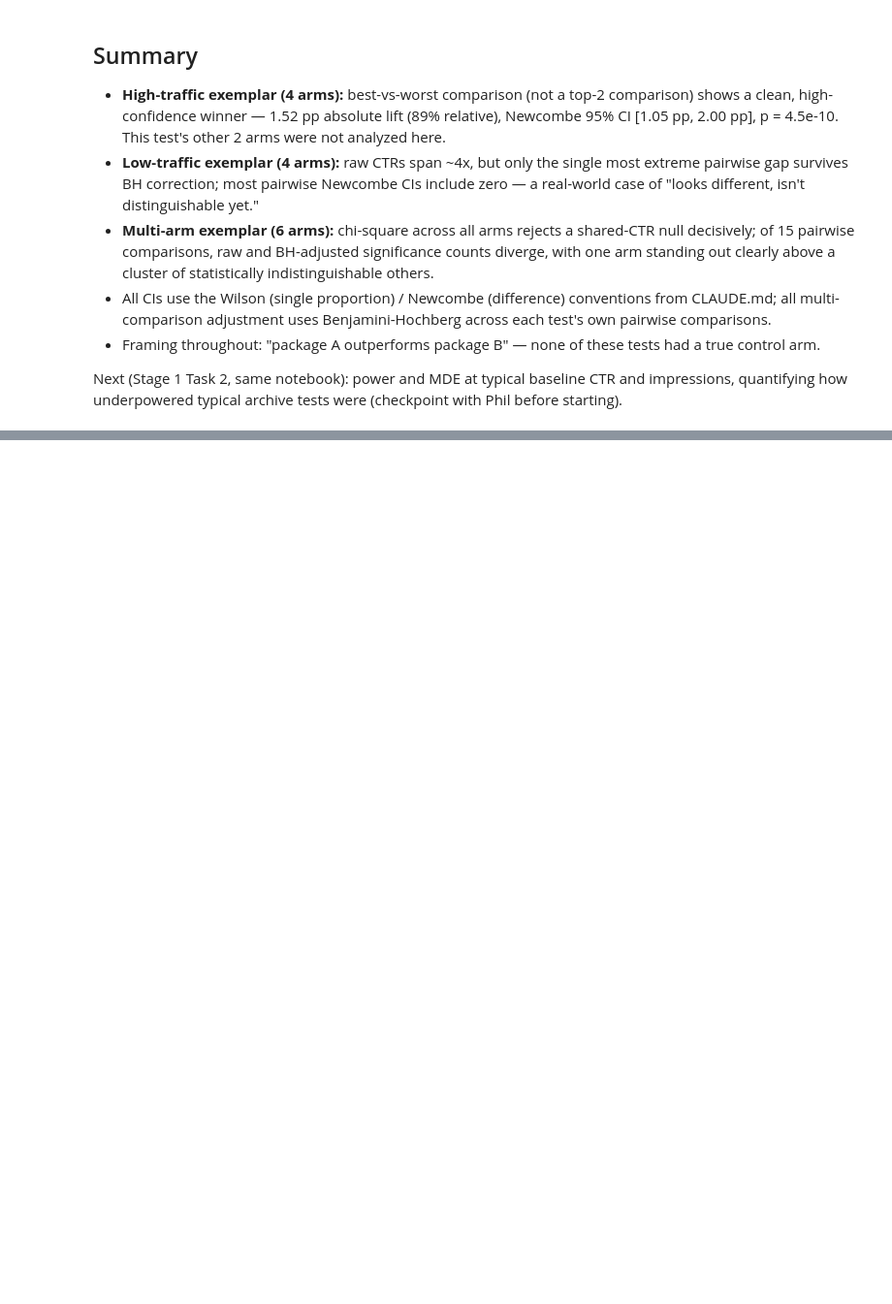
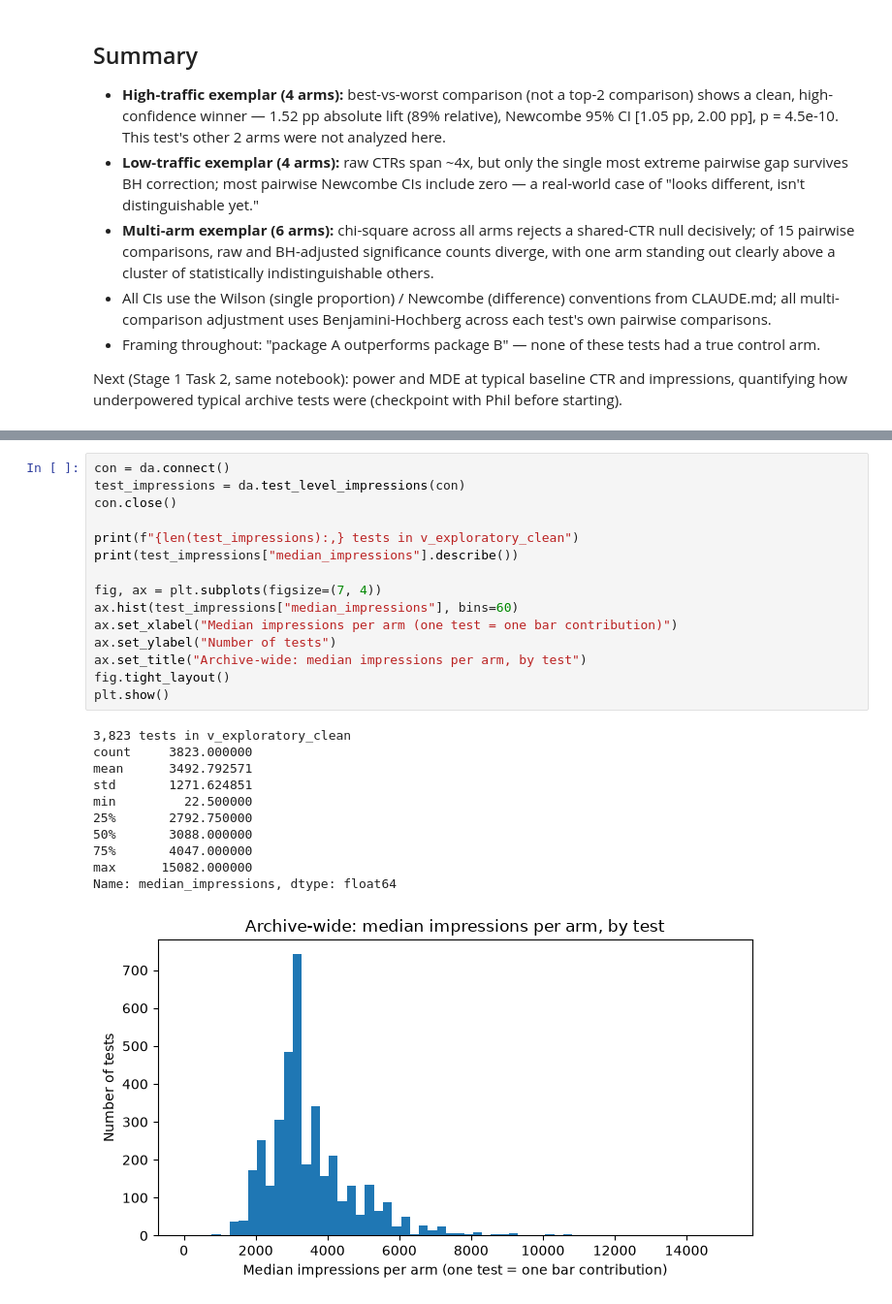
Before and after one commit to pmacias/clickworthy, a Jupyter notebook: notebooks/02_classical_ab.ipynb, the cells around one changed output, grey strips where cells are left out. Shown at 97% size. Cells and saved outputs as stored; diff of their text form; blank space fills up the shorter version.

```diff
--- a/notebooks/02_classical_ab.ipynb
+++ b/notebooks/02_classical_ab.ipynb
@@ -290,0 +303,27 @@ Next (Stage 1 Task 2, same notebook): power and MDE at typical baseline CTR and
+# %%
+con = da.connect()
+test_impressions = da.test_level_impressions(con)
+con.close()
+
+print(f"{len(test_impressions):,} tests in v_exploratory_clean")
+print(test_impressions["median_impressions"].describe())
+
+fig, ax = plt.subplots(figsize=(7, 4))
+ax.hist(test_impressions["median_impressions"], bins=60)
+ax.set_xlabel("Median impressions per arm (one test = one bar contribution)")
+ax.set_ylabel("Number of tests")
+ax.set_title("Archive-wide: median impressions per arm, by test")
+fig.tight_layout()
+plt.show()
+# %% [output]
+3,823 tests in v_exploratory_clean
+count     3823.000000
+mean      3492.792571
+std       1271.624851
+min         22.500000
+25%       2792.750000
+50%       3088.000000
+75%       4047.000000
+max      15082.000000
+Name: median_impressions, dtype: float64
+[figure, added]
```
Also changed, not shown: parts of 19 cells of this notebook, 4 other files.
